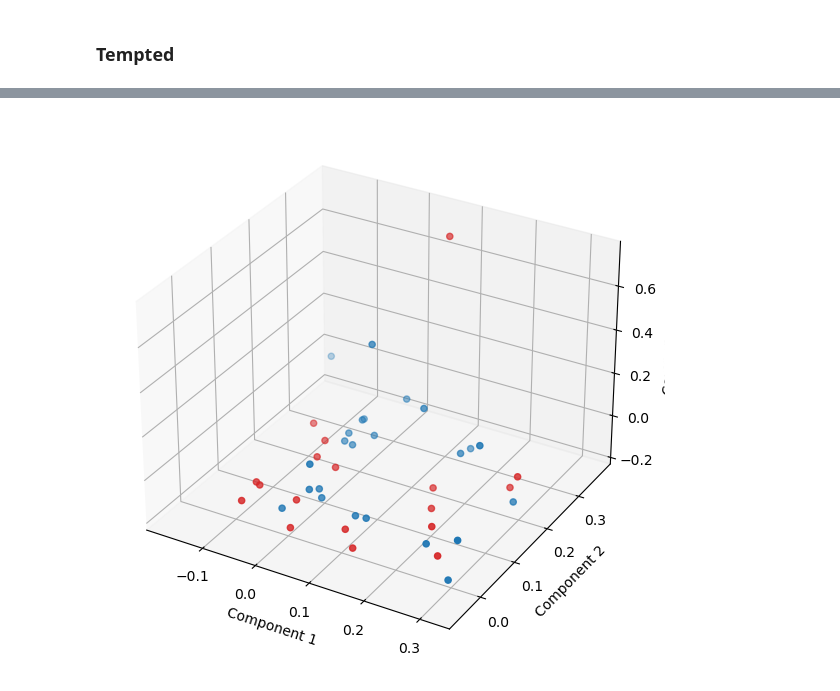
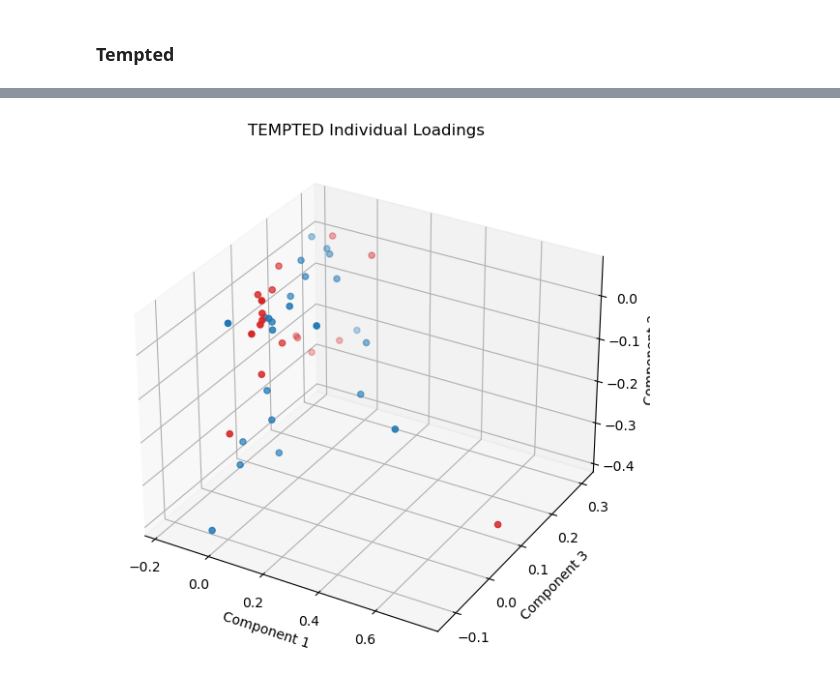
Before and after one commit to Biacordazzo/bia_gemelli, a Jupyter notebook: gemelli/joint_ctf.ipynb, the cells around one changed output, grey strips where cells are left out. Cells and saved outputs as stored; diff of their text form; code cells hidden in the pictures.

```diff
--- a/gemelli/joint_ctf.ipynb
+++ b/gemelli/joint_ctf.ipynb
@@ -1571,16 +1534,18 @@ plt.show()
 # %%
+#plot individual loadings from TEMPTED
 fig = plt.figure(figsize = (10, 7))
 ax = fig.add_subplot(projection='3d')
 ax.scatter3D(tempted_res[0].samples['PC1'],
+           tempted_res[0].samples['PC3'],
            tempted_res[0].samples['PC2'],
-           tempted_res[0].samples['PC3'],
            c=mf['delivery'].map({'Cesarean': 'tab:red', 'Vaginal': 'tab:blue'}))
 ax.set_xlabel('Component 1')
-ax.set_ylabel('Component 2')
-ax.set_zlabel('Component 3')
+ax.set_ylabel('Component 3')
+ax.set_zlabel('Component 2')
+plt.title('TEMPTED Individual Loadings')
 plt.show()
 # %% [output]
-[figure, old version]
+[figure, new version]
 # %%
 # # build formatted output
 # # save ordination results
```
Also changed, not shown: parts of 20 cells of this notebook, 1 other file.
